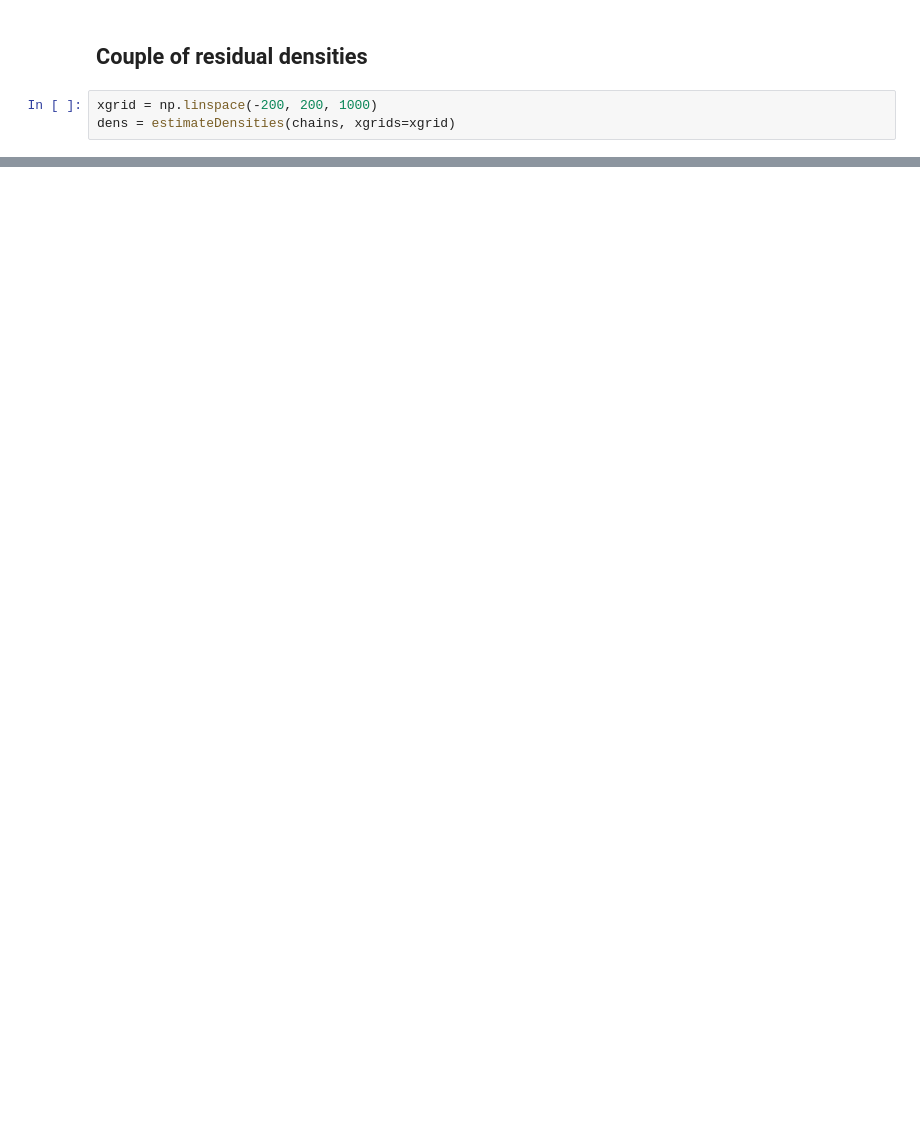
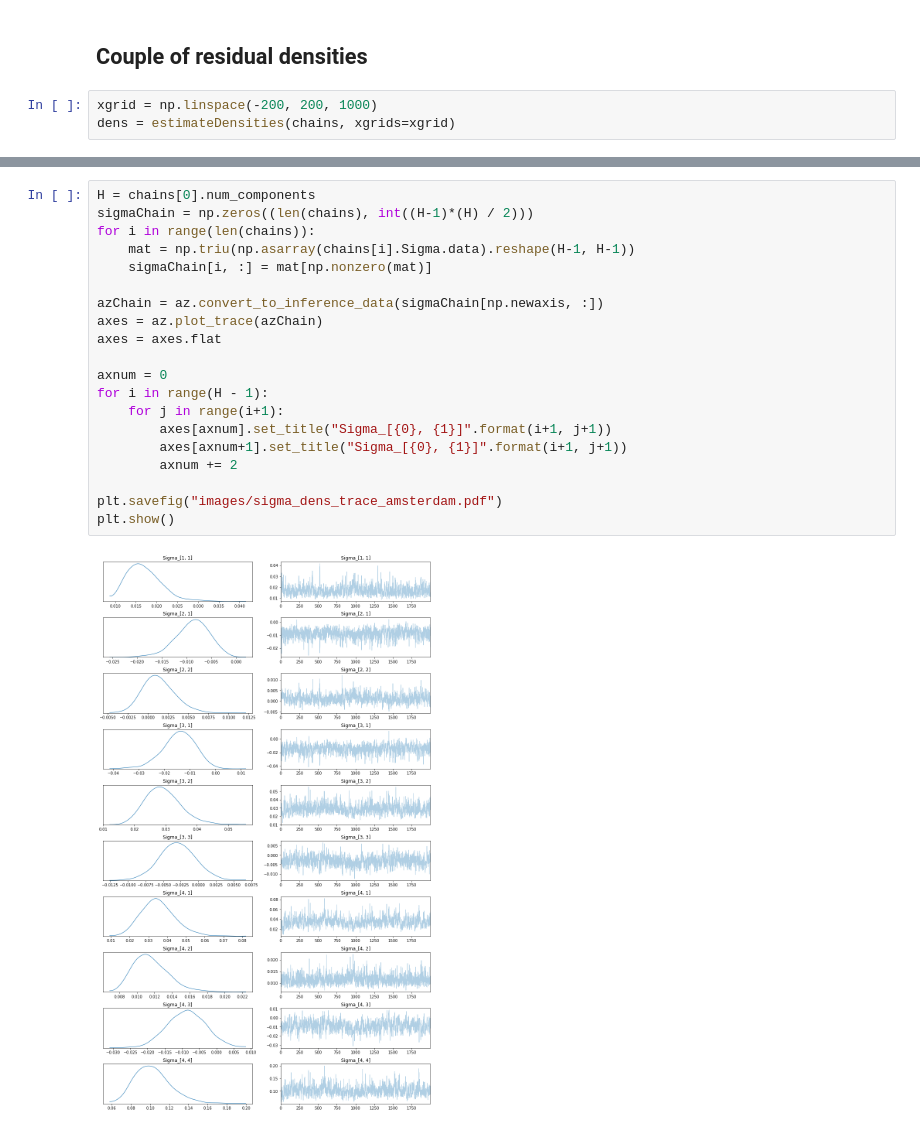
Before and after one commit to mberaha/spatial_mixtures, a Jupyter notebook: notebooks/amsterdam_airbnb/SpatialMix analysis.ipynb, the cells around one changed output, grey strips where cells are left out. Saved outputs shown, nothing was run; the diff lists cells and outputs as text; blank space fills up the shorter version.

```diff
--- a/notebooks/amsterdam_airbnb/SpatialMix analysis.ipynb
+++ b/notebooks/amsterdam_airbnb/SpatialMix analysis.ipynb
@@ -124,0 +131,22 @@ plt.show()
+# %%
+H = chains[0].num_components
+sigmaChain = np.zeros((len(chains), int((H-1)*(H) / 2)))
+for i in range(len(chains)):
+    mat = np.triu(np.asarray(chains[i].Sigma.data).reshape(H-1, H-1))
+    sigmaChain[i, :] = mat[np.nonzero(mat)]
+
+azChain = az.convert_to_inference_data(sigmaChain[np.newaxis, :])
+axes = az.plot_trace(azChain)
+axes = axes.flat
+
+axnum = 0
+for i in range(H - 1):
+    for j in range(i+1):
+        axes[axnum].set_title("Sigma_[{0}, {1}]".format(i+1, j+1))
+        axes[axnum+1].set_title("Sigma_[{0}, {1}]".format(i+1, j+1))
+        axnum += 2
+
+plt.savefig("images/sigma_dens_trace_amsterdam.pdf")
+plt.show()
+# %% [output]
+[figure, added]
```
Also changed, not shown: parts of 8 cells of this notebook, 3 other files.
